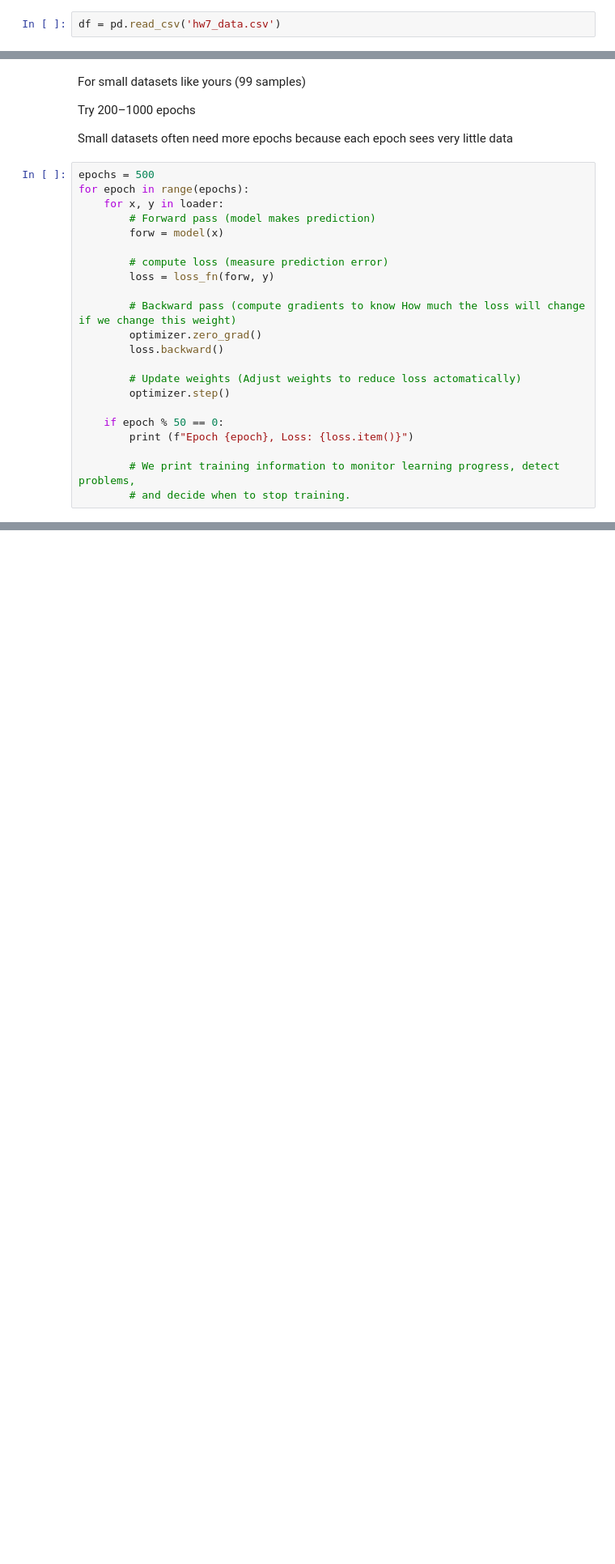
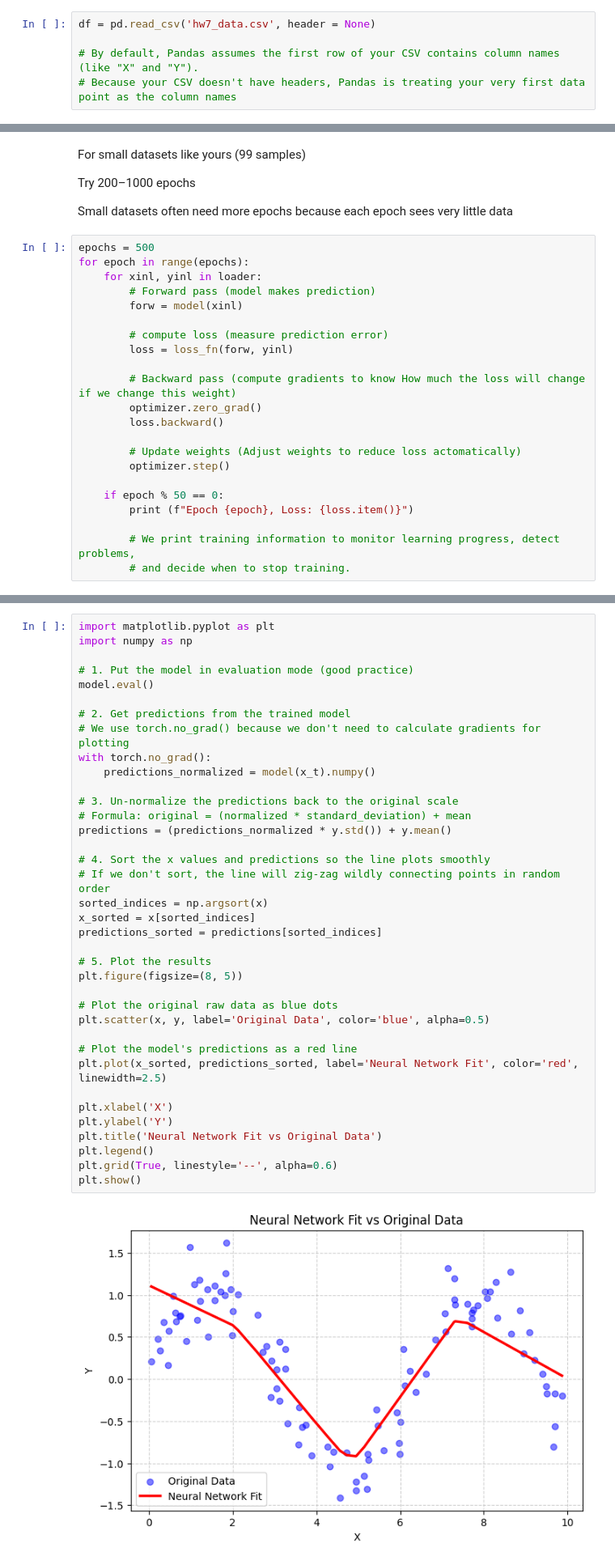
Before and after one commit to Ricki-C/DSC140B-CODING-HW, a Jupyter notebook: HW07.ipynb, the cells around one changed output, grey strips where cells are left out. Shown at 81% size. Saved outputs shown, nothing was run; the diff lists cells and outputs as text; blank space fills up the shorter version.

```diff
--- a/HW07.ipynb
+++ b/HW07.ipynb
@@ -50,7 +50,10 @@ based on this rule, I choose MSE
 # %%
 import pandas as pd
 # %%
-df = pd.read_csv('hw7_data.csv')
+df = pd.read_csv('hw7_data.csv', header = None)
+
+# By default, Pandas assumes the first row of your CSV contains column names (like "X" and "Y").
+# Because your CSV doesn't have headers, Pandas is treating your very first data point as the column names
 # %% [markdown]
 ## Split data into two columns
 # %%
@@ -124,12 +127,12 @@ Small datasets often need more epochs because each epoch sees very little data
 # %%
 epochs = 500
 for epoch in range(epochs):
-    for x, y in loader:
+    for xinl, yinl in loader:
         # Forward pass (model makes prediction)
-        forw = model(x)
+        forw = model(xinl)
 
         # compute loss (measure prediction error)
-        loss = loss_fn(forw, y)
+        loss = loss_fn(forw, yinl)
 
         # Backward pass (compute gradients to know How much the loss will change if we change this weight)
         optimizer.zero_grad()
@@ -156,0 +160,39 @@ Epoch 450, Loss: 1.344854712486267
+# %%
+import matplotlib.pyplot as plt
+import numpy as np
+
+# 1. Put the model in evaluation mode (good practice)
+model.eval()
+
+# 2. Get predictions from the trained model
+# We use torch.no_grad() because we don't need to calculate gradients for plotting
+with torch.no_grad():
+    predictions_normalized = model(x_t).numpy()
+
+# 3. Un-normalize the predictions back to the original scale
+# Formula: original = (normalized * standard_deviation) + mean
+predictions = (predictions_normalized * y.std()) + y.mean()
+
+# 4. Sort the x values and predictions so the line plots smoothly
+# If we don't sort, the line will zig-zag wildly connecting points in random order
+sorted_indices = np.argsort(x)
+x_sorted = x[sorted_indices]
+predictions_sorted = predictions[sorted_indices]
+
+# 5. Plot the results
+plt.figure(figsize=(8, 5))
+
+# Plot the original raw data as blue dots
+plt.scatter(x, y, label='Original Data', color='blue', alpha=0.5)
+
+# Plot the model's predictions as a red line
+plt.plot(x_sorted, predictions_sorted, label='Neural Network Fit', color='red', linewidth=2.5)
+
+plt.xlabel('X')
+plt.ylabel('Y')
+plt.title('Neural Network Fit vs Original Data')
+plt.legend()
+plt.grid(True, linestyle='--', alpha=0.6)
+plt.show()
+# %% [output]
+[figure, added]
```
Also changed, not shown: parts of 2 cells of this notebook.
